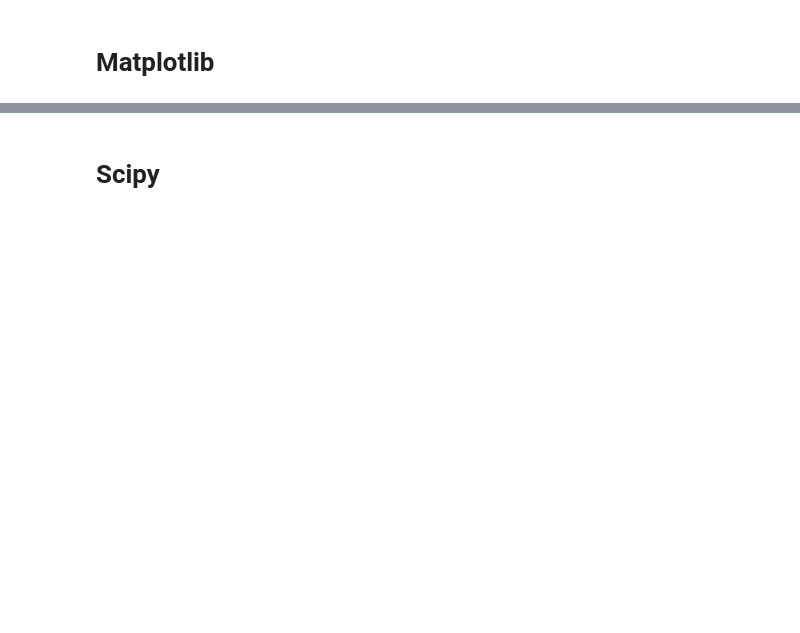
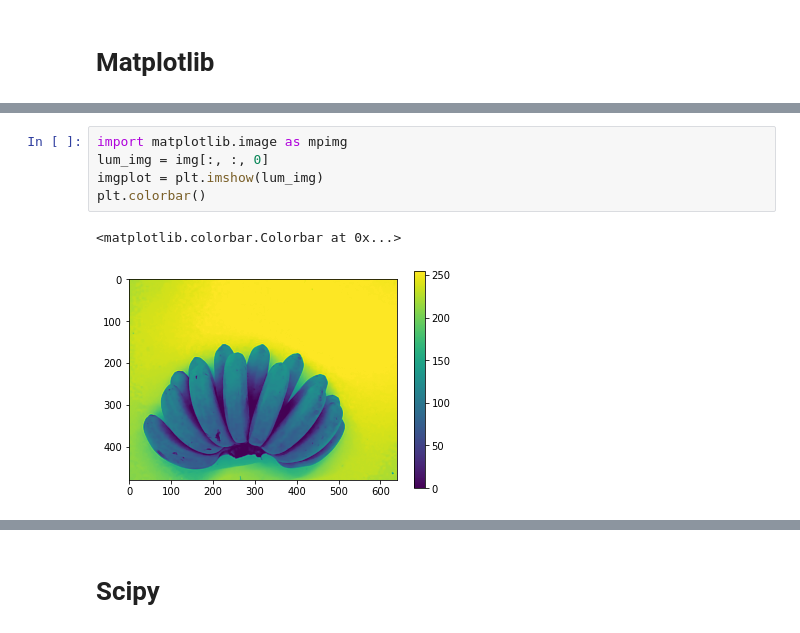
Before and after one commit to Jorge260399/JupyterNotebookLab1, a Jupyter notebook: Laboratorio1_JE.ipynb, the cells around one changed output, grey strips where cells are left out. Saved outputs shown, nothing was run; the diff lists cells and outputs as text; blank space fills up the shorter version.

```diff
--- a/Laboratorio1_JE.ipynb
+++ b/Laboratorio1_JE.ipynb
@@ -64,0 +112,8 @@ plt.show()
+# %%
+import matplotlib.image as mpimg
+lum_img = img[:, :, 0]
+imgplot = plt.imshow(lum_img)
+plt.colorbar()
+# %% [output]
+<matplotlib.colorbar.Colorbar at 0x...>
+[figure, added]
```
Also changed, not shown: parts of 20 cells of this notebook.
